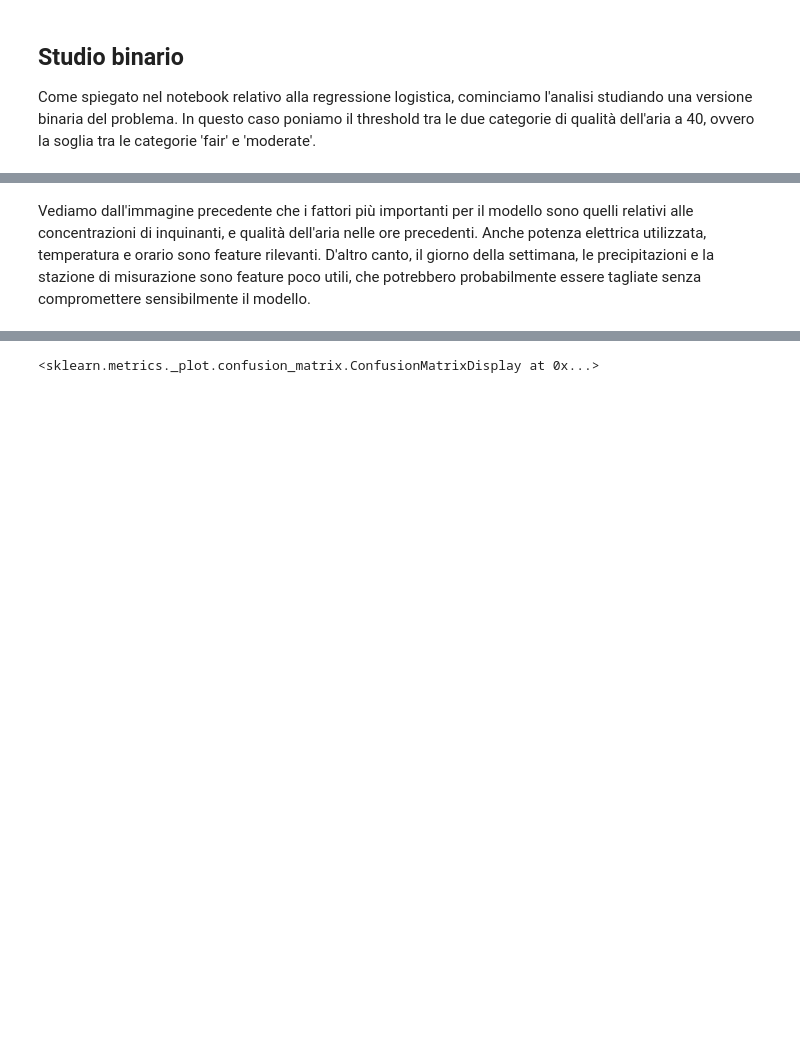
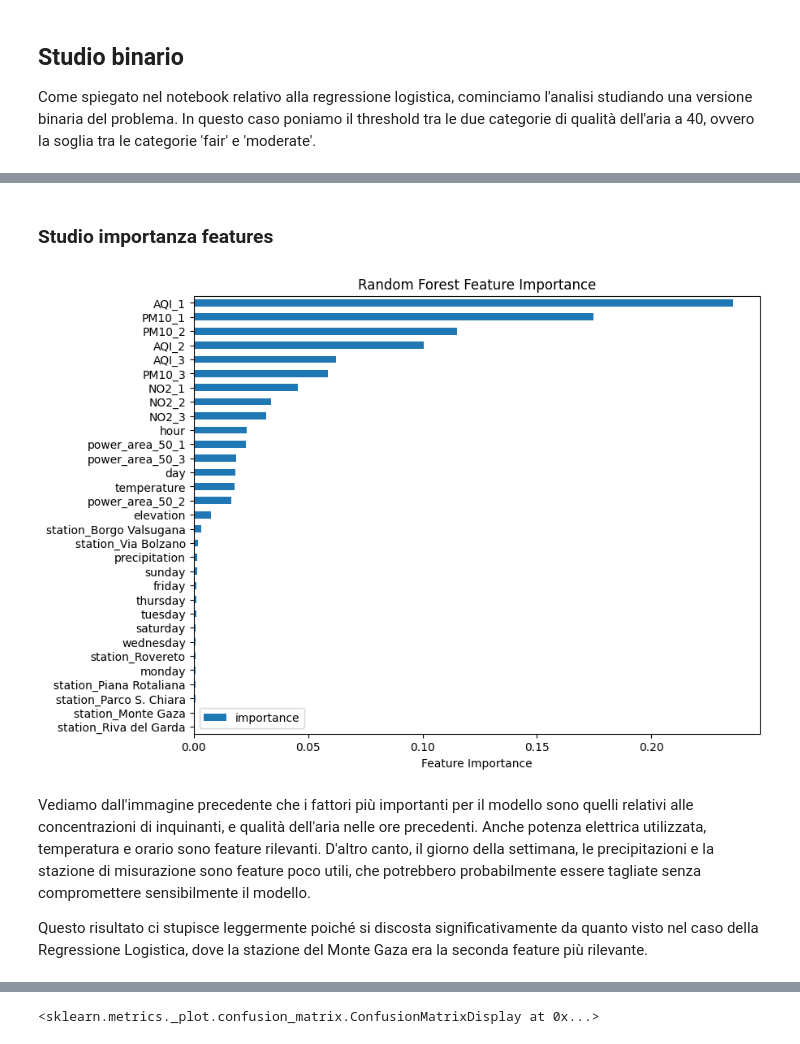
Before and after one commit to CarloDegasperi/DataScience, a Jupyter notebook: notebooks/classification/05_random_forest.ipynb, the cells around one changed output, grey strips where cells are left out. Saved outputs shown, nothing was run; the diff lists cells and outputs as text; code cells hidden in the pictures; blank space fills up the shorter version.

```diff
--- a/notebooks/classification/05_random_forest.ipynb
+++ b/notebooks/classification/05_random_forest.ipynb
@@ -151,10 +82,16 @@ scaled_X_train.head()
 # %%
+# creiamo una griglia di iperparametri
+param_grid = {'n_estimators': [100, 200, 500],
+                'max_depth': [5, 10, None],
+                'min_samples_leaf': [1, 2, 5],
+                'max_features': [None, 'sqrt', 'log2'],
+                'class_weight': [None, 'balanced']}
+
+
 # inizializziamo il classificatore
-rfc_1 = RandomForestClassifier(n_estimators=200,          # numero di alberi
-                                max_features='sqrt',      # numero di feature considerate per cercare lo split migliore
-                                random_state=12,          # fissiamo il seed per maggiore riproducibilità
-                                class_weight='balanced',  # bilancia in automatico le classi
-                                n_jobs=-1,                # bilancia in automatico le classi in base alla frequenza di input
-                                bootstrap=True,           # bootstrap e out-of-bag ci permettono di lavorare in modo simile alla cross validation
-                                oob_score=True)
+rfc_2 = GridSearchCV(RandomForestClassifier(random_state=seed),
+                    param_grid,                                                   # iperparametri
+                    scoring=metrics.make_scorer(metrics.matthews_corrcoef),       # usiamo mcc come score perché le classi sono sbilanciate e non abbiamo preferenze tra fpr e fnr
+                    cv=5,                                                         # numero di fold della cross validation
+                    n_jobs=-1)                                                    # sfruttiamo al massimo la CPU
 # %%
@@ -180,2 +126,23 @@ plt.show()
+# %%
+rfc_2_best = rfc_2.best_estimator_
+# %% [markdown]
+### Studio importanza features
+# %%
+# quali feature sono più importanti?
+classification_features = scaled_X_train.columns.difference(['target'])
+
+df_importance_2 = pd.DataFrame({'importance': rfc_2_best.feature_importances_}, index=classification_features)
+
+df_importance_2 = df_importance_2.sort_values(by='importance', ascending=True)
+
+df_importance_2.plot.barh(figsize=(9,7))
+
+plt.xlabel('Feature Importance')
+plt.title('Random Forest Feature Importance')
+plt.show()
+# %% [output]
+[figure, added]
 # %% [markdown]
 Vediamo dall'immagine precedente che i fattori più importanti per il modello sono quelli relativi alle concentrazioni di inquinanti, e qualità dell'aria nelle ore precedenti. Anche potenza elettrica utilizzata, temperatura e orario sono feature rilevanti. D'altro canto, il giorno della settimana, le precipitazioni e la stazione di misurazione sono feature poco utili, che potrebbero probabilmente essere tagliate senza compromettere sensibilmente il modello.
+
+Questo risultato ci stupisce leggermente poiché si discosta significativamente da quanto visto nel caso della Regressione Logistica, dove la stazione del Monte Gaza era la seconda feature più rilevante.
```
Also changed, not shown: parts of 34 cells of this notebook, 2 other files.
